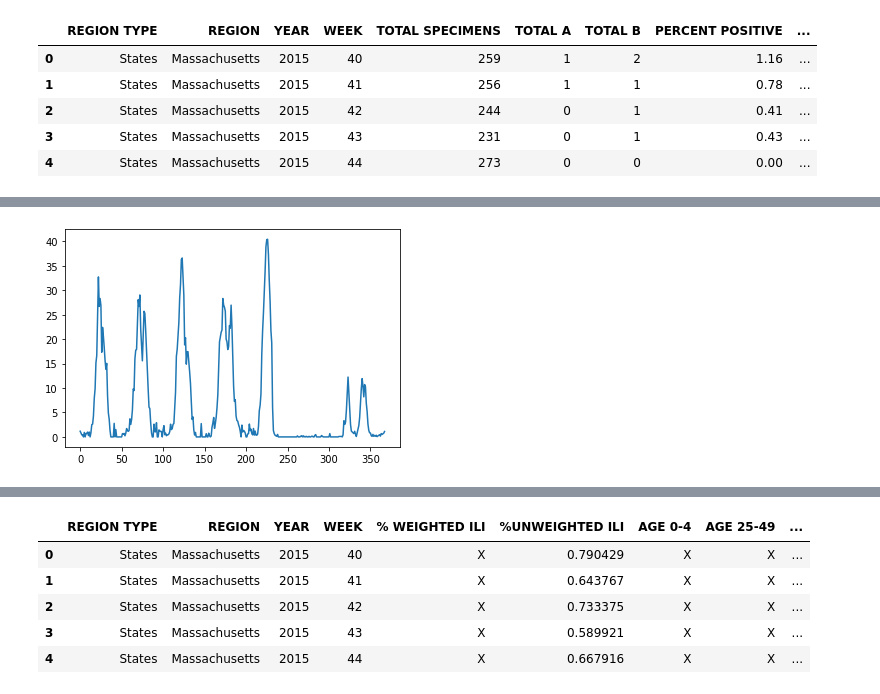
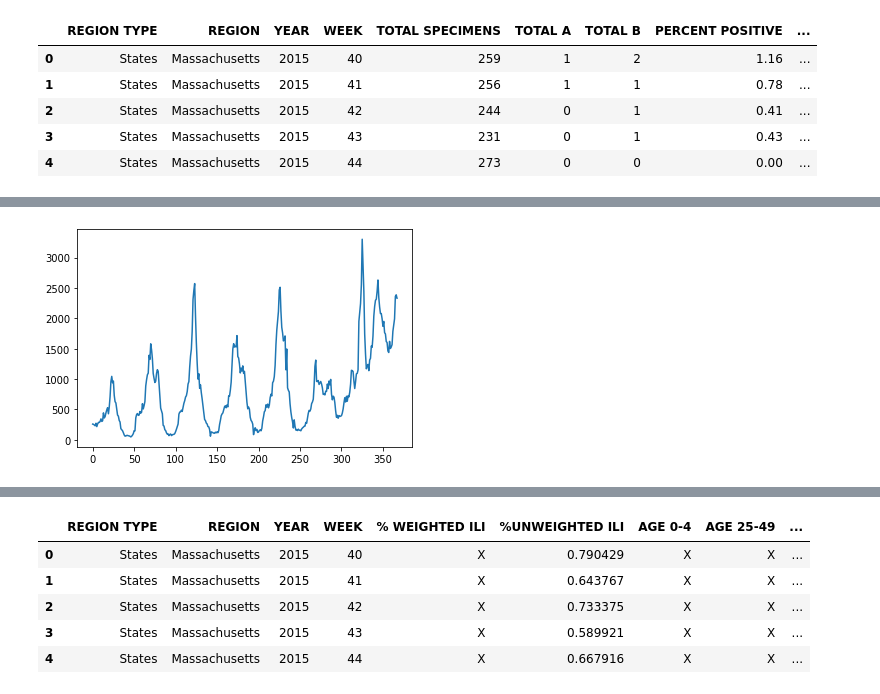
Before and after one commit to ndeen/flu_forecasting, a Jupyter notebook: eda.ipynb, the cells around one changed output, grey strips where cells are left out. Cells and saved outputs as stored; diff of their text form; code cells hidden in the pictures.

```diff
--- a/eda.ipynb
+++ b/eda.ipynb
@@ -70,8 +73,8 @@ clinical_labs.describe()
 # %%
 # Select the columns to plot
 x = clinical_labs.index
-y = clinical_labs['PERCENT POSITIVE']
+y = clinical_labs['TOTAL SPECIMENS']
 plt.plot(x, y) # Plot the data
 plt.show() # Show the plot
 # %% [output]
-[figure, old version]
+[figure, new version]
```
Also changed, not shown: parts of 37 cells of this notebook, 2 other files.
